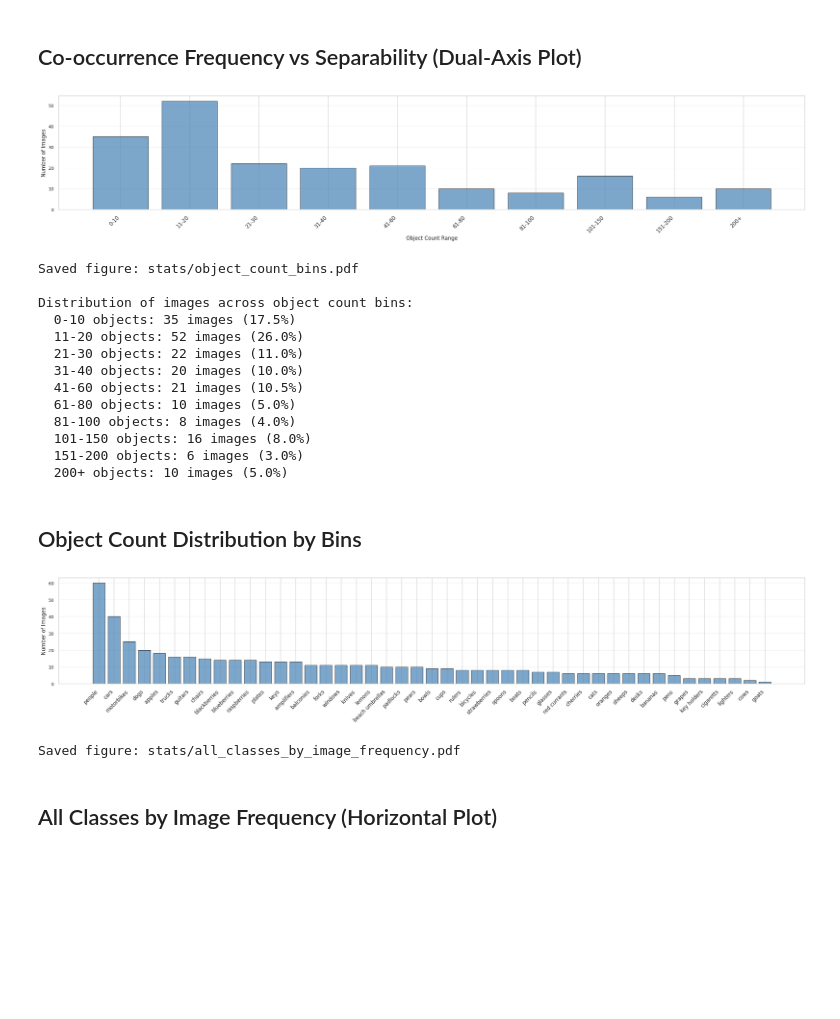
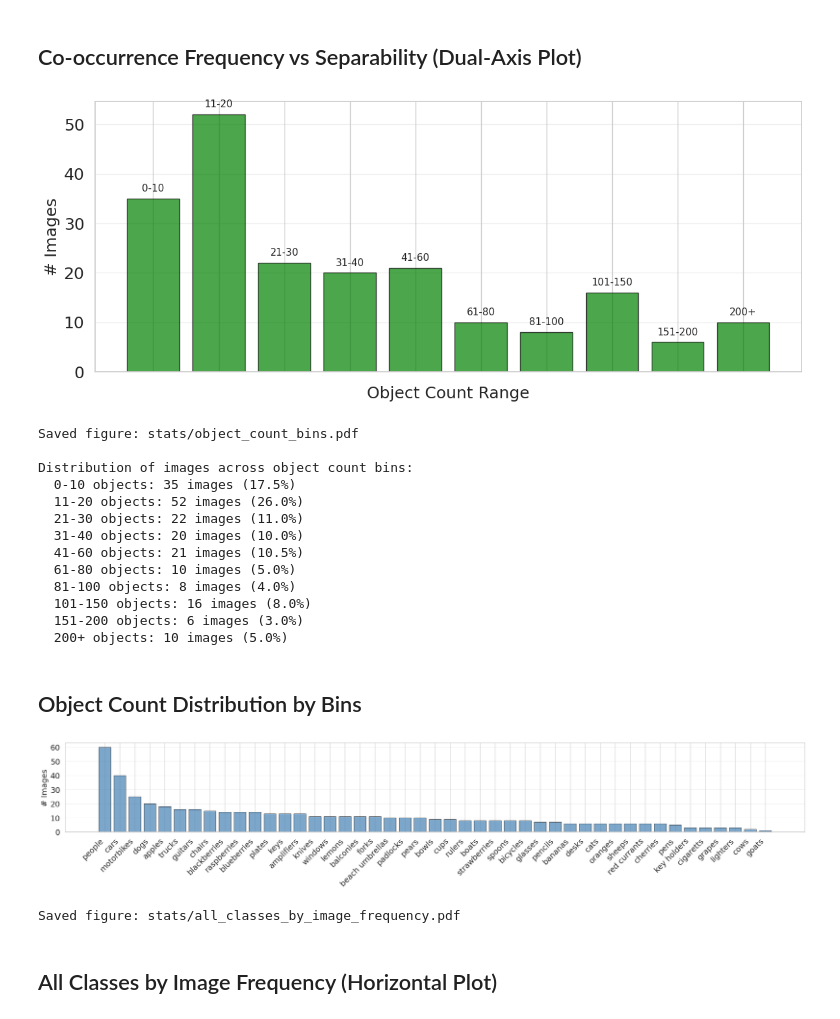
Before and after one commit to ciampluca/PrACo, a Jupyter notebook: data/multiclass-dataset/stats.ipynb, the cells around one changed output. Cells and saved outputs as stored; diff of their text form; code cells hidden in the pictures; blank space fills up the shorter version.

```diff
--- a/data/multiclass-dataset/stats.ipynb
+++ b/data/multiclass-dataset/stats.ipynb
@@ -990,37 +995,45 @@ and how well they form distinct spatial clusters (cluster-ability).
 # %%
 # Horizontal bar plot showing distribution of images across object count bins
 counts = list(gt_counts.values())
 
 # Define bins for object counts
 bin_edges = [0, 10, 20, 30, 40, 60, 80, 100, 150, 200, max(counts)+1]
 bin_labels = ['0-10', '11-20', '21-30', '31-40', '41-60', '61-80', '81-100', '101-150', '151-200', '200+']
 
 # Count images in each bin
 bin_counts = []
 for i in range(len(bin_edges)-1):
     count = sum(1 for c in counts if bin_edges[i] < c <= bin_edges[i+1])
     bin_counts.append(count)
 
-fig, ax = plt.subplots(figsize=(25, 5))
+fig, ax = plt.subplots(figsize=(12, 5))
 bars = ax.bar(range(len(bin_labels)), bin_counts,
-              edgecolor='black', alpha=0.7, color='steelblue')
+              edgecolor='black', alpha=0.7, color='green')
 ax.set_xticks(range(len(bin_labels)))
-ax.set_xticklabels(bin_labels, rotation=45, ha='right', fontsize=12)
-ax.set_ylabel('Number of Images', fontsize=12)
-ax.set_xlabel('Object Count Range', fontsize=12)
+ax.set_xticklabels([''] * len(bin_labels))
+ax.tick_params(axis='y', labelsize=18)
+ax.set_ylabel('# Images', fontsize=18)
+ax.set_xlabel('Object Count Range', fontsize=18)
 ax.grid(True, alpha=0.3, axis='y')
+
+# Show bin labels above bars instead of below the x-axis
+y_offset = max(bin_counts) * 0.02
+for bar, label in zip(bars, bin_labels):
+    x = bar.get_x() + bar.get_width() / 2
+    y = bar.get_height() + y_offset
+    ax.text(x, y, label, ha='center', va='bottom', fontsize=11)
 
 plt.tight_layout()
 plt.savefig('stats/object_count_bins.pdf', dpi=400, bbox_inches='tight')
 plt.show()
 
 print(f"Saved figure: stats/object_count_bins.pdf")
 print(f"\nDistribution of images across object count bins:")
 for label, count in zip(bin_labels, bin_counts):
     percentage = (count / total_images) * 100
     print(f"  {label} objects: {count} images ({percentage:.1f}%)")
 # %% [output]
-[figure, old version]
+[figure, new version]
 Saved figure: stats/object_count_bins.pdf
 
 Distribution of images across object count bins:
@@ -1044,10 +1057,11 @@ fig, ax = plt.subplots(figsize=(25, 5))
 bars = ax.bar(range(len(df_all_classes)), df_all_classes['Num Images'],
               edgecolor='black', alpha=0.7, color='steelblue')
 ax.set_xticks(range(len(df_all_classes)))
-ax.set_xticklabels(df_all_classes['Class'], rotation=45, ha='right', fontsize=12)
-ax.set_ylabel('Number of Images', fontsize=12)
-#ax.set_xlabel('Class Name', fontsize=12)
-#ax.set_title(f'All {len(df_all_classes)} Classes by Image Frequency', fontsize=14, fontweight='bold')
+ax.set_xticklabels(df_all_classes['Class'], rotation=45, ha='right', fontsize=18)
+ax.set_yticklabels(ax.get_yticks().astype(int), fontsize=18)
+ax.set_ylabel('# Images', fontsize=18)
+#ax.set_xlabel('Class Name', fontsize=15)
+#ax.set_title(f'All {len(df_all_classes)} Classes by Image Frequency', fontsize=15, fontweight='bold')
 ax.grid(True, alpha=0.3, axis='y')
 
 plt.tight_layout()
@@ -1056,7 +1070,7 @@ plt.show()
 
 print(f"Saved figure: stats/all_classes_by_image_frequency.pdf")
 # %% [output]
-[figure, old version]
+[figure, new version]
 Saved figure: stats/all_classes_by_image_frequency.pdf
 # %% [markdown]
 ## All Classes by Image Frequency (Horizontal Plot)
```
Also changed, not shown: parts of 17 cells of this notebook, 2 other files.
